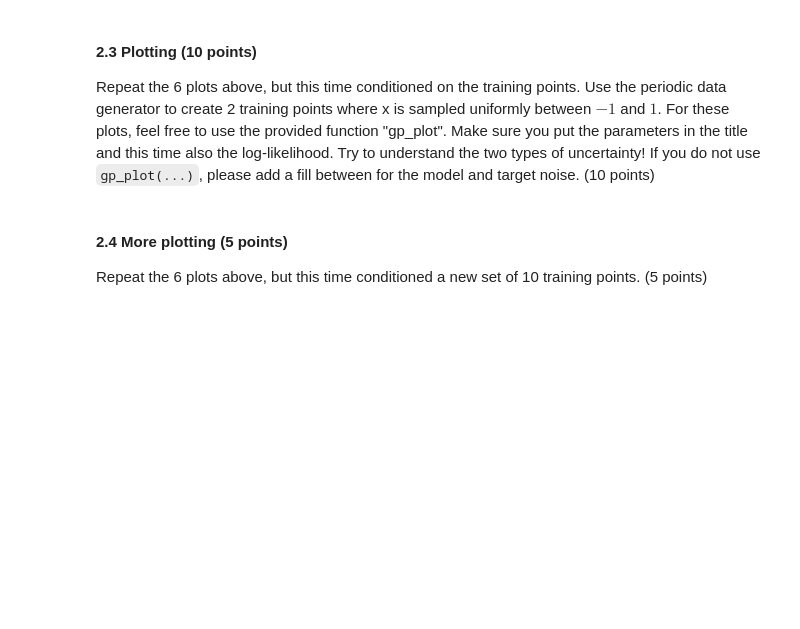
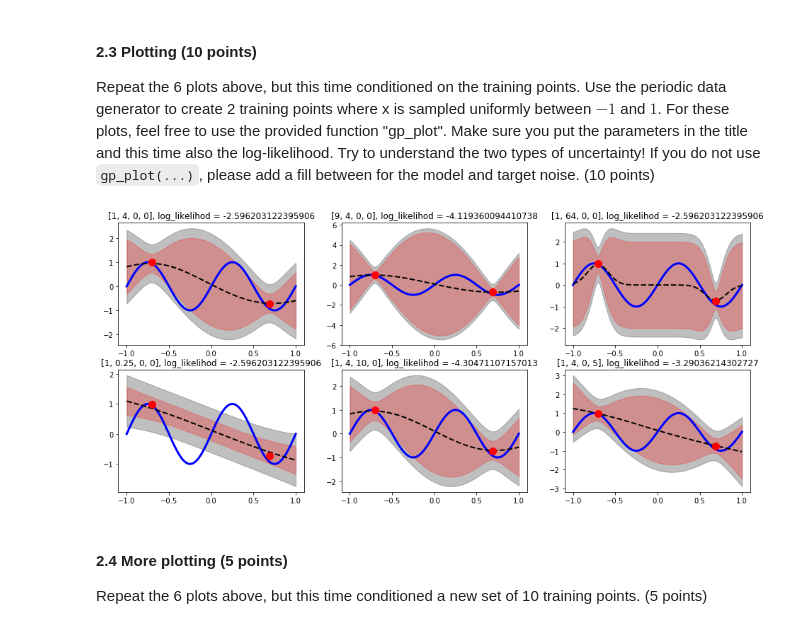
Before and after one commit to jamie0725/Machine-Learning-1, a Jupyter notebook: 12046477_12161381_lab3.ipynb, the cells around one changed output. Saved outputs shown, nothing was run; the diff lists cells and outputs as text; code cells hidden in the pictures; blank space fills up the shorter version.

```diff
--- a/12046477_12161381_lab3.ipynb
+++ b/12046477_12161381_lab3.ipynb
@@ -303,17 +309,20 @@ def gp_plot( x_test, y_test, mean_test, covar_test, x_train, t_train, theta, bet
 # %%
 thetaM = [[1, 4, 0, 0], [9, 4, 0, 0], [1, 64, 0, 0], [1, 0.25, 0, 0], [1, 4, 10, 0], [1, 4, 0, 5]]
 def plot_helper(n):
-    x_train = np.random.uniform(-1,1,n)
+    x_train = np.random.uniform(-1, 1, n)
     t_train = add_noise(true_mean_function(x_train), sigma)
     x_test = np.linspace(-1, 1, N_test)
     y_test = true_mean_function(x_test)
+    plt.figure(figsize = (16, 7))
     for i, theta in enumerate(thetaM):
-        plt.subplot(2, 3, i+1)
+        plt.subplot(2, 3, i + 1)
         mean, cov, _ = gp_predictive_distribution(x_train, t_train, x_test, theta, beta)
-        ll,_, _ = gp_log_likelihood(x_train, t_train, theta, beta)
+        ll, _, _ = gp_log_likelihood(x_train, t_train, theta, beta)
         gp_plot(x_test, y_test, mean, cov, x_train, t_train, theta, beta)
-        plt.title(str(theta)+', log_likelihod={}'.format(ll))
+        plt.title(str(theta) + ', log_likelihod = {}'.format(ll))
 plot_helper(2)
+# %% [output]
+[figure, added]
 # %% [markdown]
 #### 2.4 More plotting (5 points)
 Repeat the 6 plots above, but this time conditioned a new set of 10 training points. (5 points)
```
Also changed, not shown: parts of 15 cells of this notebook.
